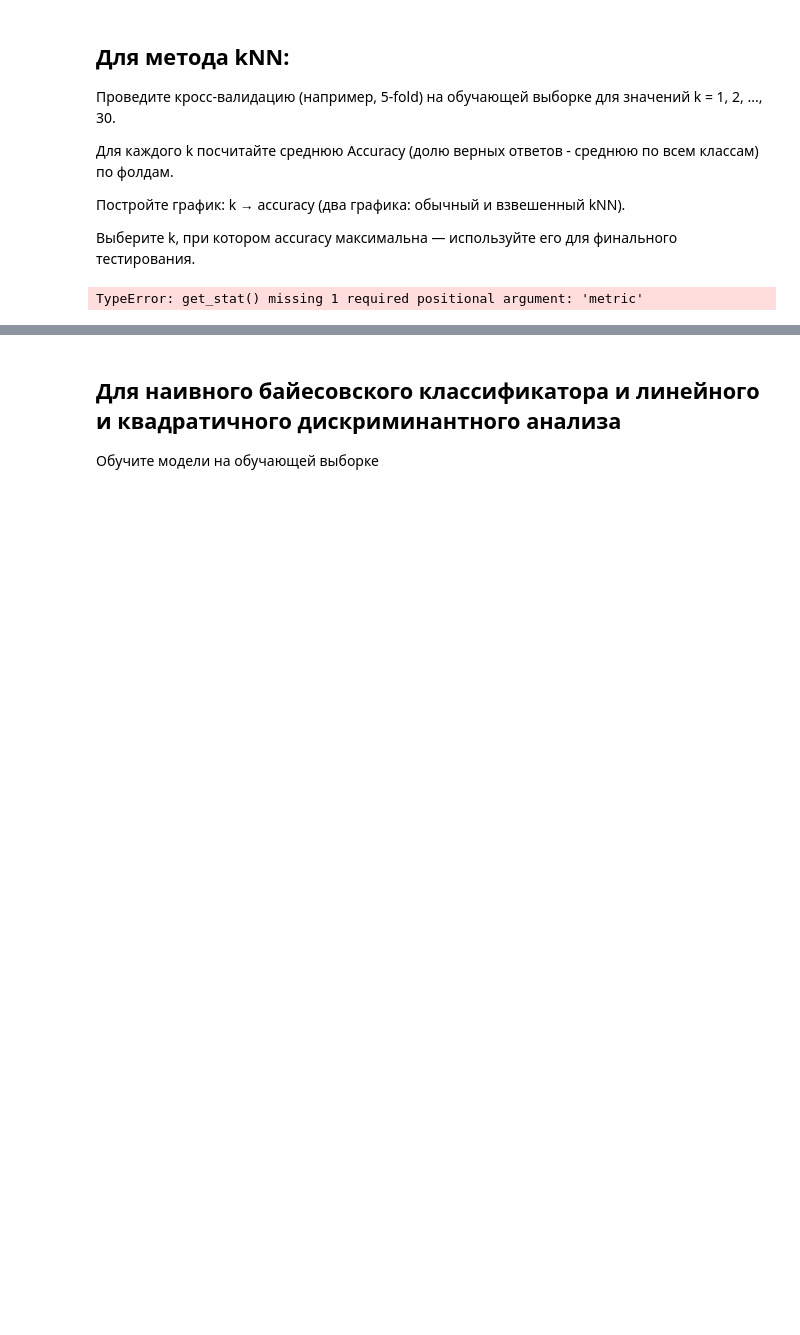
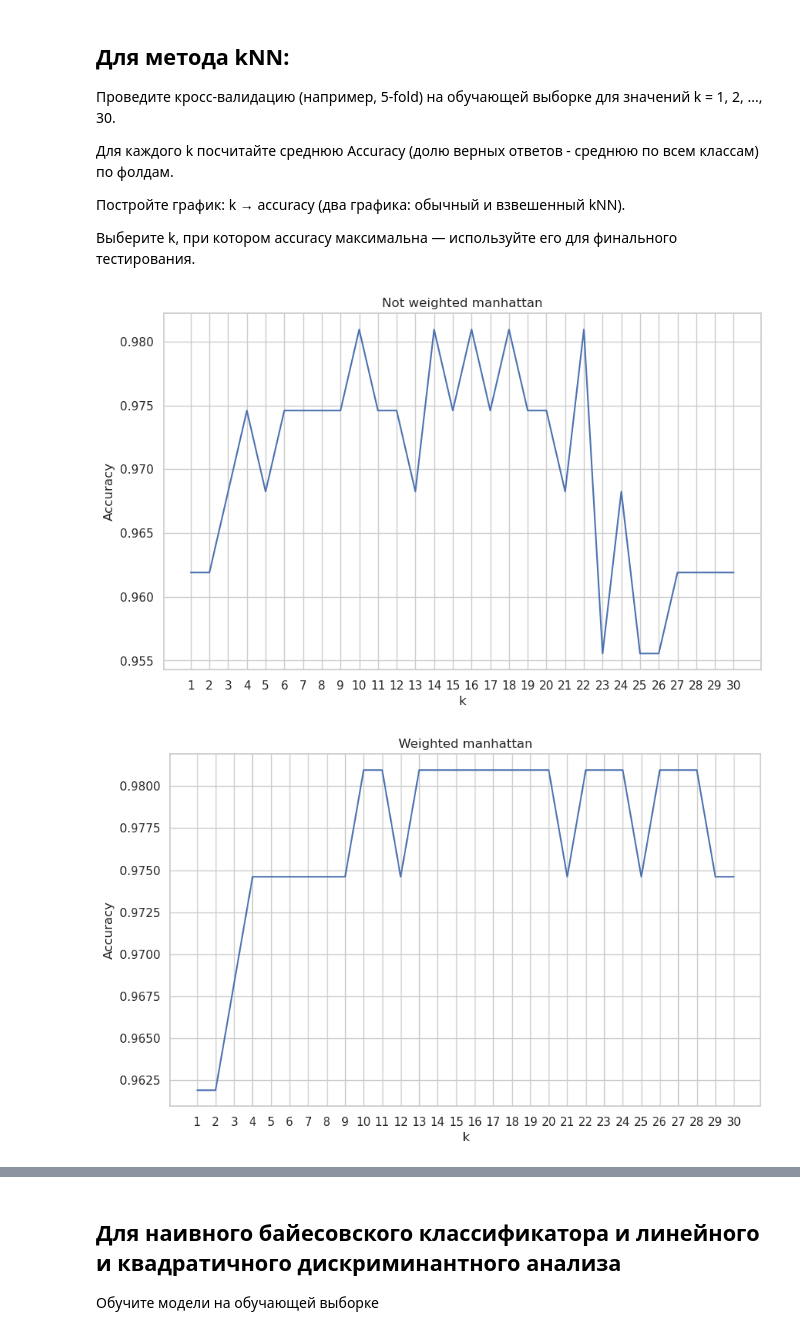
Before and after one commit to mikhail-alaska/hse, a Jupyter notebook: mo/pr1/HomeWork_1-2.ipynb, the cells around one changed output, grey strips where cells are left out. Drawn from its saved outputs; the diff is of its cells as text; code cells hidden in the pictures; blank space fills up the shorter version.

```diff
--- a/mo/pr1/HomeWork_1-2.ipynb
+++ b/mo/pr1/HomeWork_1-2.ipynb
@@ -511,37 +511,38 @@ def get_stat(weighted, metric):
     for k in range(1,31):
         right_cnt = 0
         for i in range(5):
             cross_X_train = np.concatenate(get_window(X_splitted, i))
             cross_y_train = np.concatenate(get_window(y_splitted, i))
             cross_X_test = X_splitted[i]
             cross_y_test = y_splitted[i]
 
             knn = MyKNNClassifier(k=k, metric=metric, weighted=weighted)
             knn.fit(cross_X_train, cross_y_train)
             predict = knn.predict(cross_X_test)
 
             tbl = evaluate(cross_y_test, predict, include_macro=True)
             right_cnt += float(tbl.loc['macro_avg', 'Accuracy'])
         right_perc_arr.append(right_cnt / 5)
     return right_perc_arr
 
 def prep_picture(right_perc_arr, title):
     fig, ax = plt.subplots()
     k = np.arange(1, len(right_perc_arr) + 1)
     ax.plot(k, right_perc_arr)
     ax.set_xticks(k)
     ax.set_xlabel("k")
     ax.set_ylabel("Accuracy")
     ax.set_title(title)
 
 
-prep_picture(get_stat(False), "Not weighted", "manhattan")
-prep_picture(get_stat(True), "Weighted", "manhattan")
-prep_picture(get_stat(False), "Not weighted", "chebyshev")
-prep_picture(get_stat(True), "Weighted", "chebyshev")
-prep_picture(get_stat(False), "Not weighted", "euclidean")
-prep_picture(get_stat(True), "Weighted", "euclidean")
+prep_picture(get_stat(False, "manhattan"), "Not weighted manhattan")
+prep_picture(get_stat(True, "manhattan"), "Weighted manhattan")
+prep_picture(get_stat(False, "chebyshev"), "Not weighted chebyshev")
+prep_picture(get_stat(True, "chebyshev"), "Weighted chebyshev")
+prep_picture(get_stat(False, "euclidean"), "Not weighted euclidean")
+prep_picture(get_stat(True, "euclidean"), "Weighted euclidean")
 
 plt.show()
 # %% [output]
-TypeError: get_stat() missing 1 required positional argument: 'metric'
+[figure, added]
+[figure, added]
```
Also changed, not shown: parts of 1 cell of this notebook.
